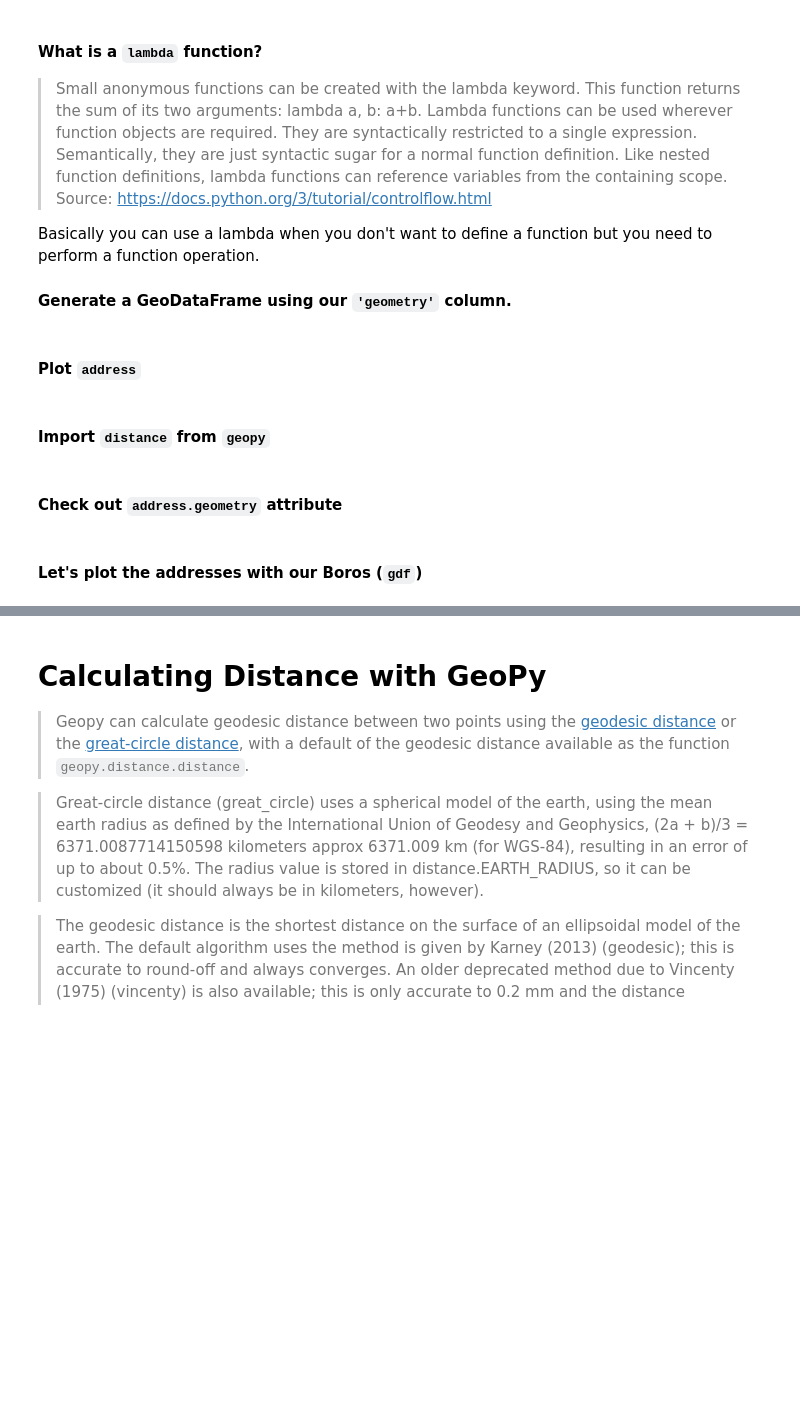
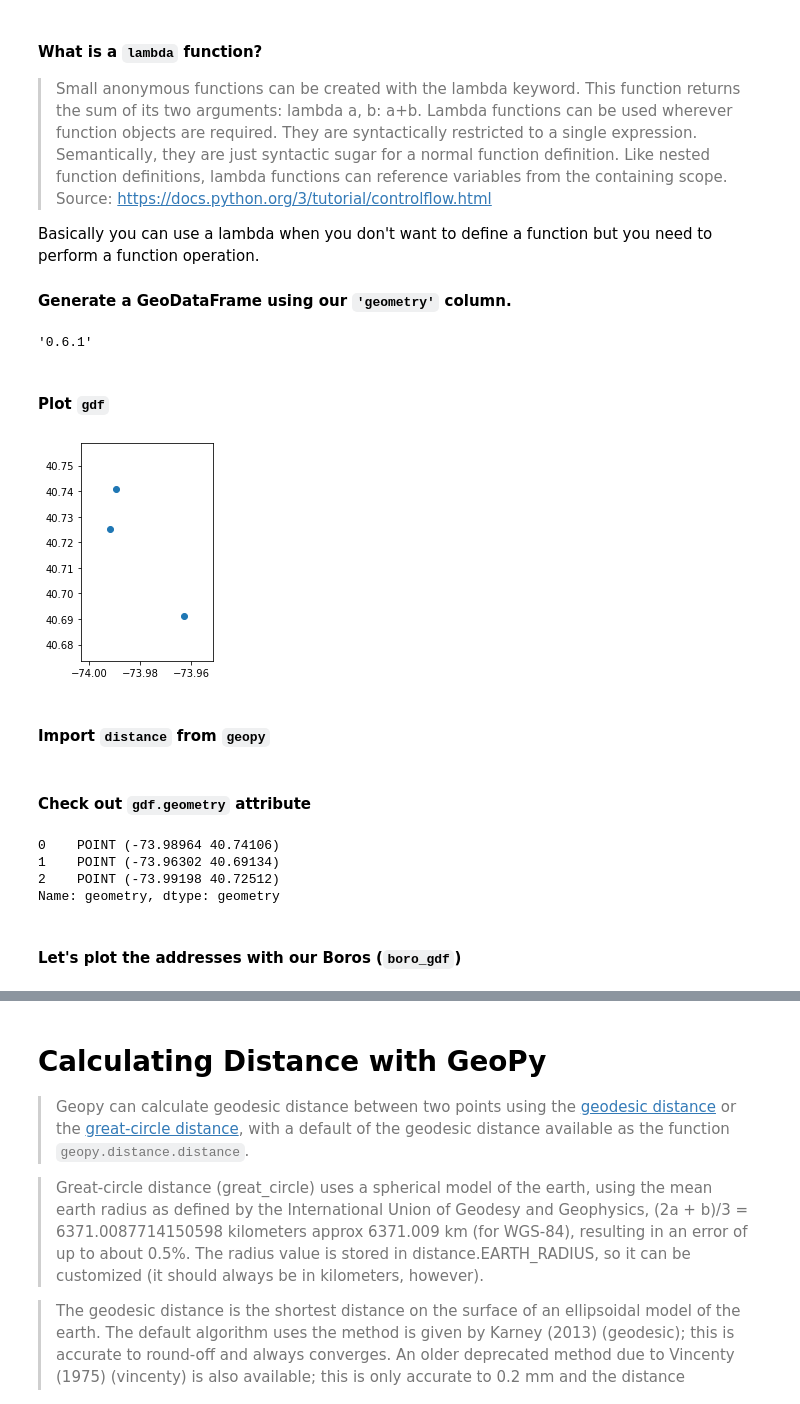
Before and after one commit to katkim0307/pratt-savi-810-2020-03-lesson_08, a Jupyter notebook: lesson_08.ipynb, the cells around one changed output, grey strips where cells are left out. Cells and saved outputs as stored; diff of their text form; code cells hidden in the pictures; blank space fills up the shorter version.

```diff
--- a/lesson_08.ipynb
+++ b/lesson_08.ipynb
@@ -116,3 +125,7 @@ data = {
 #### Create our DataFrame
 # %%
 # create our dataframe of addresses
+
+df = pd.DataFrame(data, columns=data.keys())
+
+df
@@ -121,2 +150,6 @@ data = {
 # %%
 # apply our geocode function to create geocode output data to a col
+
+df['geocode'] = df['address'].apply(geolocator.geocode)
+
+df
@@ -126,0 +167,8 @@ data = {
+# %%
+# create a geometry column
+
+df['geometry'] = df['geocode'].apply(
+    lambda x: Point(x.longitude, x.latitude)   # using shapely.geometry object Point
+)
+
+df
@@ -133,18 +186,34 @@ Basically you can use a lambda when you don't want to define a function but you
 
 #### Generate a GeoDataFrame using our `'geometry'` column.
 # %%
-address = GeoDataFrame(df, geometry='geometry', crs={'init': 'epsg:4326', 'no_defs': True})
 # create a geodataframe called address, using the geometry column we created above
 # let's set the coordinate reference system.
 # slightly dif. than .to_crs, documented here:  https://github.com/geopandas/geopandas/issues/245
+
+gdf = GeoDataFrame(df, geometry='geometry', crs={'init': 'epsg:4326', 'no_defs': True})
+# %%
+gpd.__version__
+# %% [output]
+'0.6.1'
 # %% [markdown]
-#### Plot `address`
+#### Plot `gdf`
+# %%
+gdf.plot();
+# %% [output]
+[figure, added]
 # %% [markdown]
 #### Import `distance` from `geopy`
 # %% [markdown]
-#### Check out `address.geometry` attribute
+#### Check out `gdf.geometry` attribute
+# %%
+gdf.geometry
+# %% [output]
+0    POINT (-73.98964 40.74106)
+1    POINT (-73.96302 40.69134)
+2    POINT (-73.99198 40.72512)
+Name: geometry, dtype: geometry
 # %% [markdown]
-#### Let's plot the addresses with our Boros (`gdf`)
+#### Let's plot the addresses with our Boros (`boro_gdf`)
 # %%
 fig, ax = plt.subplots(figsize=(12, 12))
 
```
Also changed, not shown: parts of 45 cells of this notebook, 6 other files.
